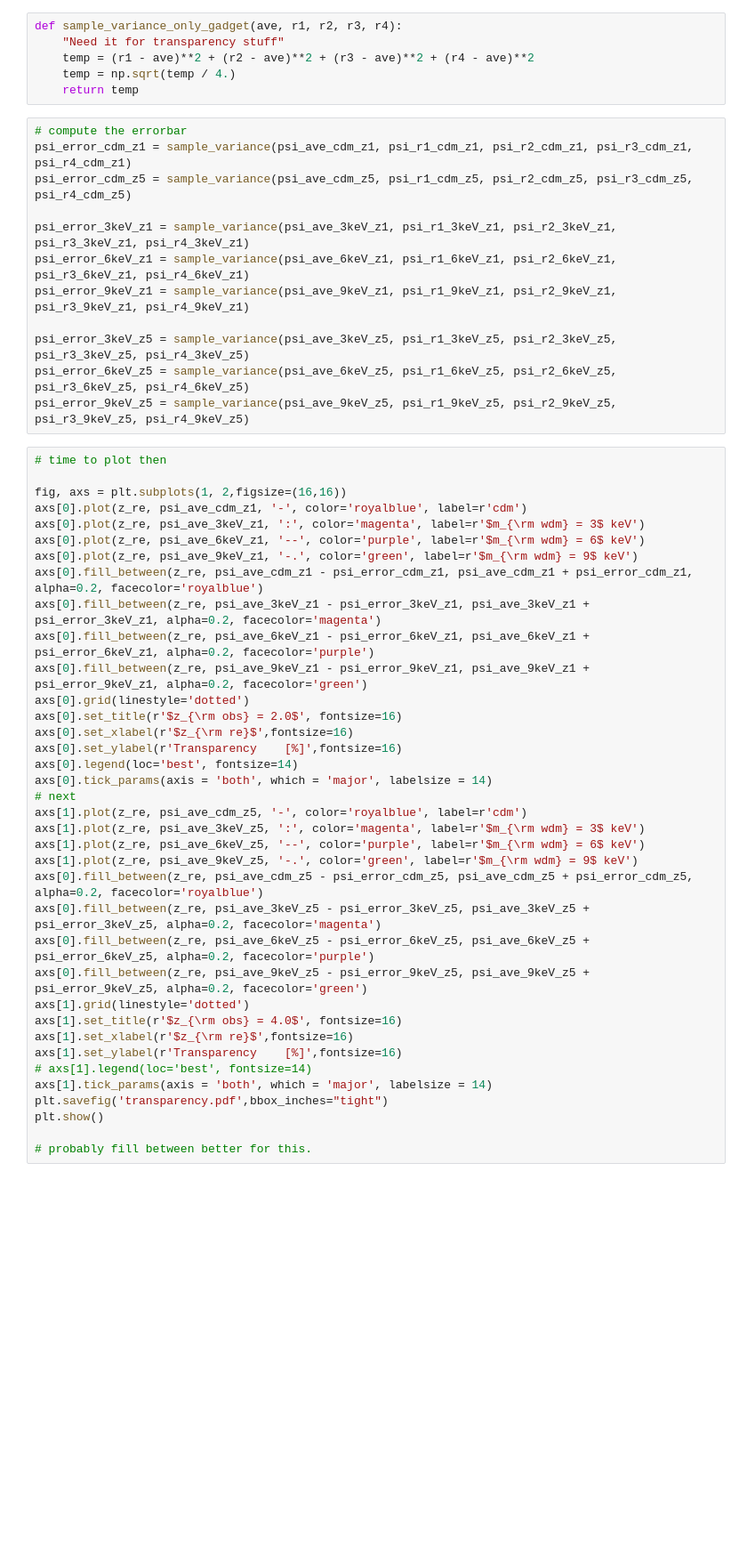
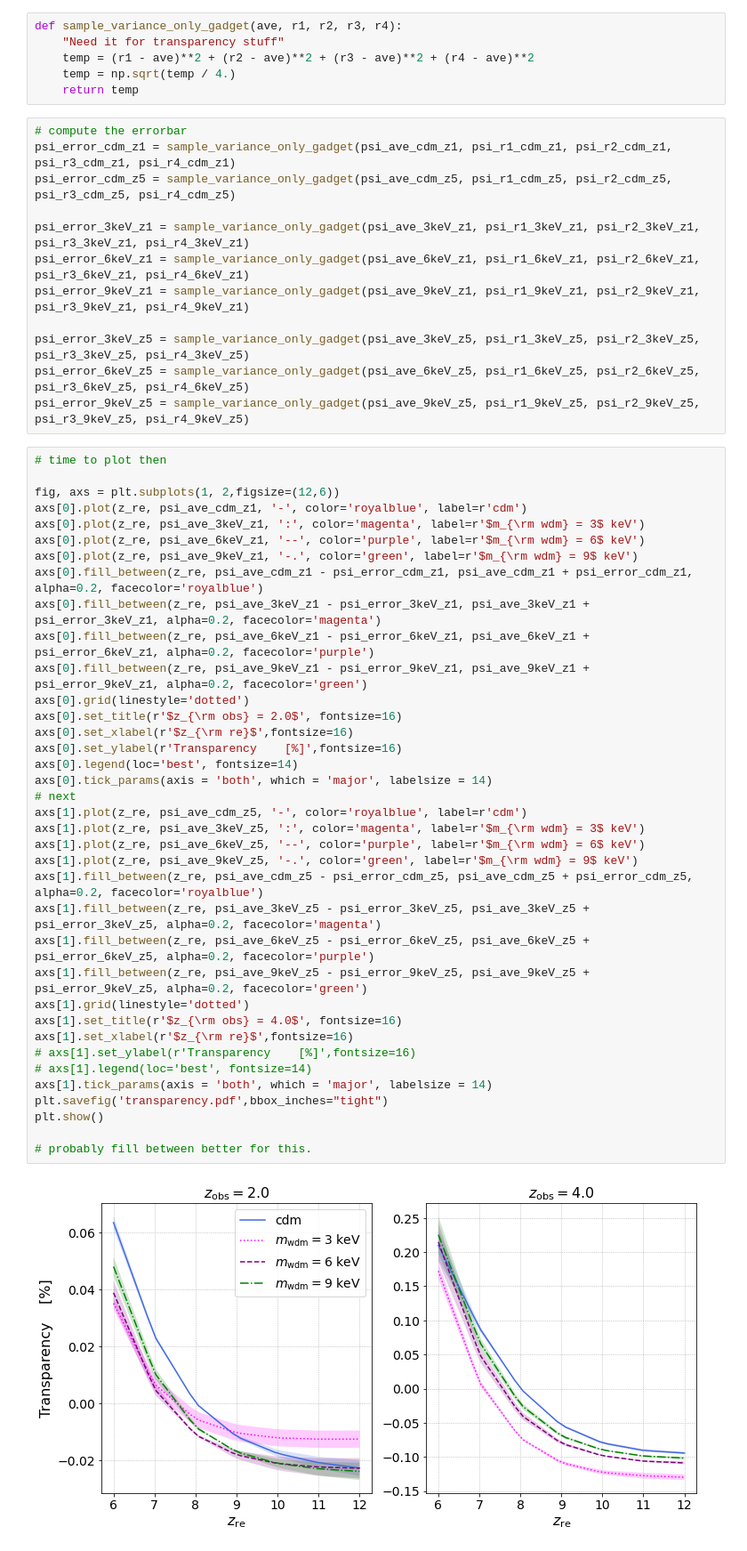
Before and after one commit to yaozhang1206/WDM_Lya_21cm, a Jupyter notebook: error_master.ipynb, the cells around one changed output. Shown at 89% size. Drawn from its saved outputs; the diff is of its cells as text; blank space fills up the shorter version.

```diff
--- a/error_master.ipynb
+++ b/error_master.ipynb
@@ -529,50 +564,52 @@ def sample_variance_only_gadget(ave, r1, r2, r3, r4):
     return temp
 # %%
 # compute the errorbar
-psi_error_cdm_z1 = sample_variance(psi_ave_cdm_z1, psi_r1_cdm_z1, psi_r2_cdm_z1, psi_r3_cdm_z1, psi_r4_cdm_z1)
-psi_error_cdm_z5 = sample_variance(psi_ave_cdm_z5, psi_r1_cdm_z5, psi_r2_cdm_z5, psi_r3_cdm_z5, psi_r4_cdm_z5)
+psi_error_cdm_z1 = sample_variance_only_gadget(psi_ave_cdm_z1, psi_r1_cdm_z1, psi_r2_cdm_z1, psi_r3_cdm_z1, psi_r4_cdm_z1)
+psi_error_cdm_z5 = sample_variance_only_gadget(psi_ave_cdm_z5, psi_r1_cdm_z5, psi_r2_cdm_z5, psi_r3_cdm_z5, psi_r4_cdm_z5)
 
-psi_error_3keV_z1 = sample_variance(psi_ave_3keV_z1, psi_r1_3keV_z1, psi_r2_3keV_z1, psi_r3_3keV_z1, psi_r4_3keV_z1)
-psi_error_6keV_z1 = sample_variance(psi_ave_6keV_z1, psi_r1_6keV_z1, psi_r2_6keV_z1, psi_r3_6keV_z1, psi_r4_6keV_z1)
-psi_error_9keV_z1 = sample_variance(psi_ave_9keV_z1, psi_r1_9keV_z1, psi_r2_9keV_z1, psi_r3_9keV_z1, psi_r4_9keV_z1)
+psi_error_3keV_z1 = sample_variance_only_gadget(psi_ave_3keV_z1, psi_r1_3keV_z1, psi_r2_3keV_z1, psi_r3_3keV_z1, psi_r4_3keV_z1)
+psi_error_6keV_z1 = sample_variance_only_gadget(psi_ave_6keV_z1, psi_r1_6keV_z1, psi_r2_6keV_z1, psi_r3_6keV_z1, psi_r4_6keV_z1)
+psi_error_9keV_z1 = sample_variance_only_gadget(psi_ave_9keV_z1, psi_r1_9keV_z1, psi_r2_9keV_z1, psi_r3_9keV_z1, psi_r4_9keV_z1)
 
-psi_error_3keV_z5 = sample_variance(psi_ave_3keV_z5, psi_r1_3keV_z5, psi_r2_3keV_z5, psi_r3_3keV_z5, psi_r4_3keV_z5)
-psi_error_6keV_z5 = sample_variance(psi_ave_6keV_z5, psi_r1_6keV_z5, psi_r2_6keV_z5, psi_r3_6keV_z5, psi_r4_6keV_z5)
-psi_error_9keV_z5 = sample_variance(psi_ave_9keV_z5, psi_r1_9keV_z5, psi_r2_9keV_z5, psi_r3_9keV_z5, psi_r4_9keV_z5)
+psi_error_3keV_z5 = sample_variance_only_gadget(psi_ave_3keV_z5, psi_r1_3keV_z5, psi_r2_3keV_z5, psi_r3_3keV_z5, psi_r4_3keV_z5)
+psi_error_6keV_z5 = sample_variance_only_gadget(psi_ave_6keV_z5, psi_r1_6keV_z5, psi_r2_6keV_z5, psi_r3_6keV_z5, psi_r4_6keV_z5)
+psi_error_9keV_z5 = sample_variance_only_gadget(psi_ave_9keV_z5, psi_r1_9keV_z5, psi_r2_9keV_z5, psi_r3_9keV_z5, psi_r4_9keV_z5)
 # %%
 # time to plot then
 
-fig, axs = plt.subplots(1, 2,figsize=(16,16))
+fig, axs = plt.subplots(1, 2,figsize=(12,6))
 axs[0].plot(z_re, psi_ave_cdm_z1, '-', color='royalblue', label=r'cdm')
 axs[0].plot(z_re, psi_ave_3keV_z1, ':', color='magenta', label=r'$m_{\rm wdm} = 3$ keV')
 axs[0].plot(z_re, psi_ave_6keV_z1, '--', color='purple', label=r'$m_{\rm wdm} = 6$ keV')
 axs[0].plot(z_re, psi_ave_9keV_z1, '-.', color='green', label=r'$m_{\rm wdm} = 9$ keV')
 axs[0].fill_between(z_re, psi_ave_cdm_z1 - psi_error_cdm_z1, psi_ave_cdm_z1 + psi_error_cdm_z1, alpha=0.2, facecolor='royalblue')
 axs[0].fill_between(z_re, psi_ave_3keV_z1 - psi_error_3keV_z1, psi_ave_3keV_z1 + psi_error_3keV_z1, alpha=0.2, facecolor='magenta')
 axs[0].fill_between(z_re, psi_ave_6keV_z1 - psi_error_6keV_z1, psi_ave_6keV_z1 + psi_error_6keV_z1, alpha=0.2, facecolor='purple')
 axs[0].fill_between(z_re, psi_ave_9keV_z1 - psi_error_9keV_z1, psi_ave_9keV_z1 + psi_error_9keV_z1, alpha=0.2, facecolor='green')
 axs[0].grid(linestyle='dotted')
 axs[0].set_title(r'$z_{\rm obs} = 2.0$', fontsize=16)
 axs[0].set_xlabel(r'$z_{\rm re}$',fontsize=16)
 axs[0].set_ylabel(r'Transparency    [%]',fontsize=16)
 axs[0].legend(loc='best', fontsize=14)
 axs[0].tick_params(axis = 'both', which = 'major', labelsize = 14)
 # next
 axs[1].plot(z_re, psi_ave_cdm_z5, '-', color='royalblue', label=r'cdm')
 axs[1].plot(z_re, psi_ave_3keV_z5, ':', color='magenta', label=r'$m_{\rm wdm} = 3$ keV')
 axs[1].plot(z_re, psi_ave_6keV_z5, '--', color='purple', label=r'$m_{\rm wdm} = 6$ keV')
 axs[1].plot(z_re, psi_ave_9keV_z5, '-.', color='green', label=r'$m_{\rm wdm} = 9$ keV')
-axs[0].fill_between(z_re, psi_ave_cdm_z5 - psi_error_cdm_z5, psi_ave_cdm_z5 + psi_error_cdm_z5, alpha=0.2, facecolor='royalblue')
-axs[0].fill_between(z_re, psi_ave_3keV_z5 - psi_error_3keV_z5, psi_ave_3keV_z5 + psi_error_3keV_z5, alpha=0.2, facecolor='magenta')
-axs[0].fill_between(z_re, psi_ave_6keV_z5 - psi_error_6keV_z5, psi_ave_6keV_z5 + psi_error_6keV_z5, alpha=0.2, facecolor='purple')
-axs[0].fill_between(z_re, psi_ave_9keV_z5 - psi_error_9keV_z5, psi_ave_9keV_z5 + psi_error_9keV_z5, alpha=0.2, facecolor='green')
+axs[1].fill_between(z_re, psi_ave_cdm_z5 - psi_error_cdm_z5, psi_ave_cdm_z5 + psi_error_cdm_z5, alpha=0.2, facecolor='royalblue')
+axs[1].fill_between(z_re, psi_ave_3keV_z5 - psi_error_3keV_z5, psi_ave_3keV_z5 + psi_error_3keV_z5, alpha=0.2, facecolor='magenta')
+axs[1].fill_between(z_re, psi_ave_6keV_z5 - psi_error_6keV_z5, psi_ave_6keV_z5 + psi_error_6keV_z5, alpha=0.2, facecolor='purple')
+axs[1].fill_between(z_re, psi_ave_9keV_z5 - psi_error_9keV_z5, psi_ave_9keV_z5 + psi_error_9keV_z5, alpha=0.2, facecolor='green')
 axs[1].grid(linestyle='dotted')
 axs[1].set_title(r'$z_{\rm obs} = 4.0$', fontsize=16)
 axs[1].set_xlabel(r'$z_{\rm re}$',fontsize=16)
-axs[1].set_ylabel(r'Transparency    [%]',fontsize=16)
+# axs[1].set_ylabel(r'Transparency    [%]',fontsize=16)
 # axs[1].legend(loc='best', fontsize=14)
 axs[1].tick_params(axis = 'both', which = 'major', labelsize = 14)
 plt.savefig('transparency.pdf',bbox_inches="tight")
 plt.show()
 
 # probably fill between better for this.
+# %% [output]
+[figure, added]
```
Also changed, not shown: parts of 6 cells of this notebook, 1 other file.
